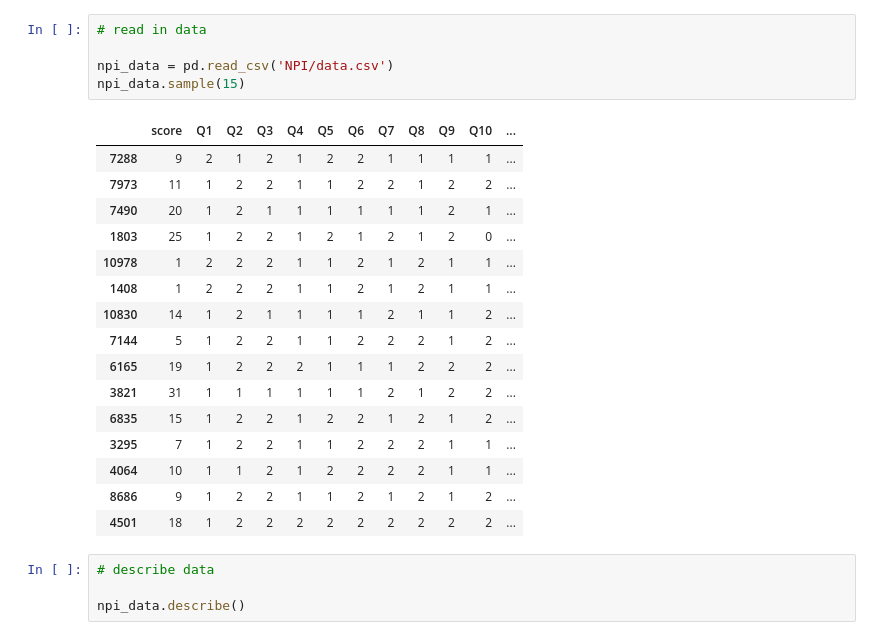
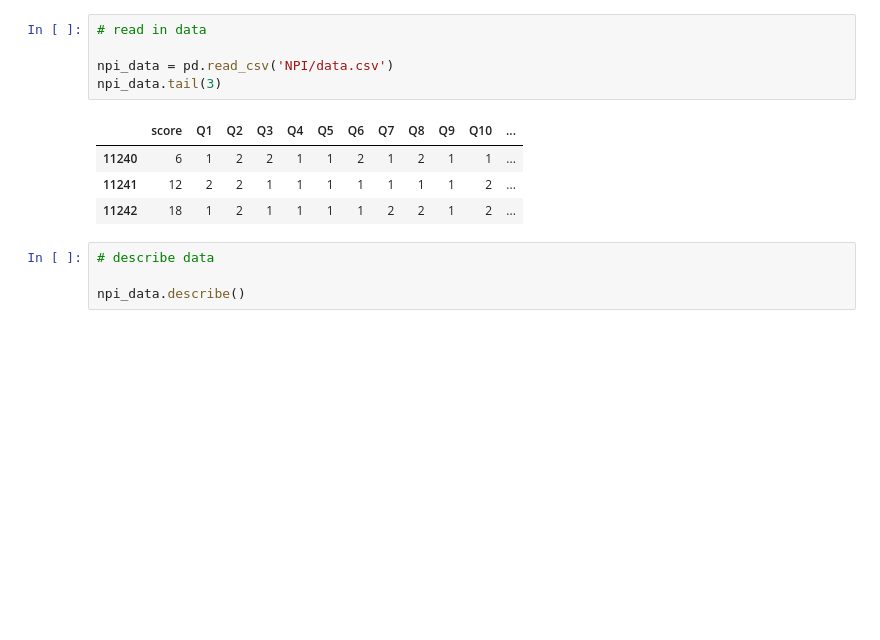
Before and after one commit to scrunts23/Unit-1-build-, a Jupyter notebook: Unit_1_Build.ipynb, the cells around one changed output. Cells and saved outputs as stored; diff of their text form; blank space fills up the shorter version.

```diff
--- a/Unit_1_Build.ipynb
+++ b/Unit_1_Build.ipynb
@@ -40,25 +43,13 @@ Archive:  NPI.zip
 # %%
 # read in data
 
 npi_data = pd.read_csv('NPI/data.csv')
-npi_data.sample(15)
+npi_data.tail(3)
 # %% [output]
 |  | score | Q1 | Q2 | Q3 | Q4 | Q5 | Q6 | Q7 | Q8 | Q9 | Q10 | ... |
-| 7288 | 9 | 2 | 1 | 2 | 1 | 2 | 2 | 1 | 1 | 1 | 1 | ... |
-| 7973 | 11 | 1 | 2 | 2 | 1 | 1 | 2 | 2 | 1 | 2 | 2 | ... |
-| 7490 | 20 | 1 | 2 | 1 | 1 | 1 | 1 | 1 | 1 | 2 | 1 | ... |
-| 1803 | 25 | 1 | 2 | 2 | 1 | 2 | 1 | 2 | 1 | 2 | 0 | ... |
-| 10978 | 1 | 2 | 2 | 2 | 1 | 1 | 2 | 1 | 2 | 1 | 1 | ... |
-| 1408 | 1 | 2 | 2 | 2 | 1 | 1 | 2 | 1 | 2 | 1 | 1 | ... |
-| 10830 | 14 | 1 | 2 | 1 | 1 | 1 | 1 | 2 | 1 | 1 | 2 | ... |
-| 7144 | 5 | 1 | 2 | 2 | 1 | 1 | 2 | 2 | 2 | 1 | 2 | ... |
-| 6165 | 19 | 1 | 2 | 2 | 2 | 1 | 1 | 1 | 2 | 2 | 2 | ... |
-| 3821 | 31 | 1 | 1 | 1 | 1 | 1 | 1 | 2 | 1 | 2 | 2 | ... |
-| 6835 | 15 | 1 | 2 | 2 | 1 | 2 | 2 | 1 | 2 | 1 | 2 | ... |
-| 3295 | 7 | 1 | 2 | 2 | 1 | 1 | 2 | 2 | 2 | 1 | 1 | ... |
-| 4064 | 10 | 1 | 1 | 2 | 1 | 2 | 2 | 2 | 2 | 1 | 1 | ... |
-| 8686 | 9 | 1 | 2 | 2 | 1 | 1 | 2 | 1 | 2 | 1 | 2 | ... |
-| 4501 | 18 | 1 | 2 | 2 | 2 | 2 | 2 | 2 | 2 | 2 | 2 | ... |
+| 11240 | 6 | 1 | 2 | 2 | 1 | 1 | 2 | 1 | 2 | 1 | 1 | ... |
+| 11241 | 12 | 2 | 2 | 1 | 1 | 1 | 1 | 1 | 1 | 1 | 2 | ... |
+| 11242 | 18 | 1 | 2 | 1 | 1 | 1 | 1 | 2 | 2 | 1 | 2 | ... |
 # %%
 # describe data
 
```
Also changed, not shown: parts of 12 cells of this notebook.
